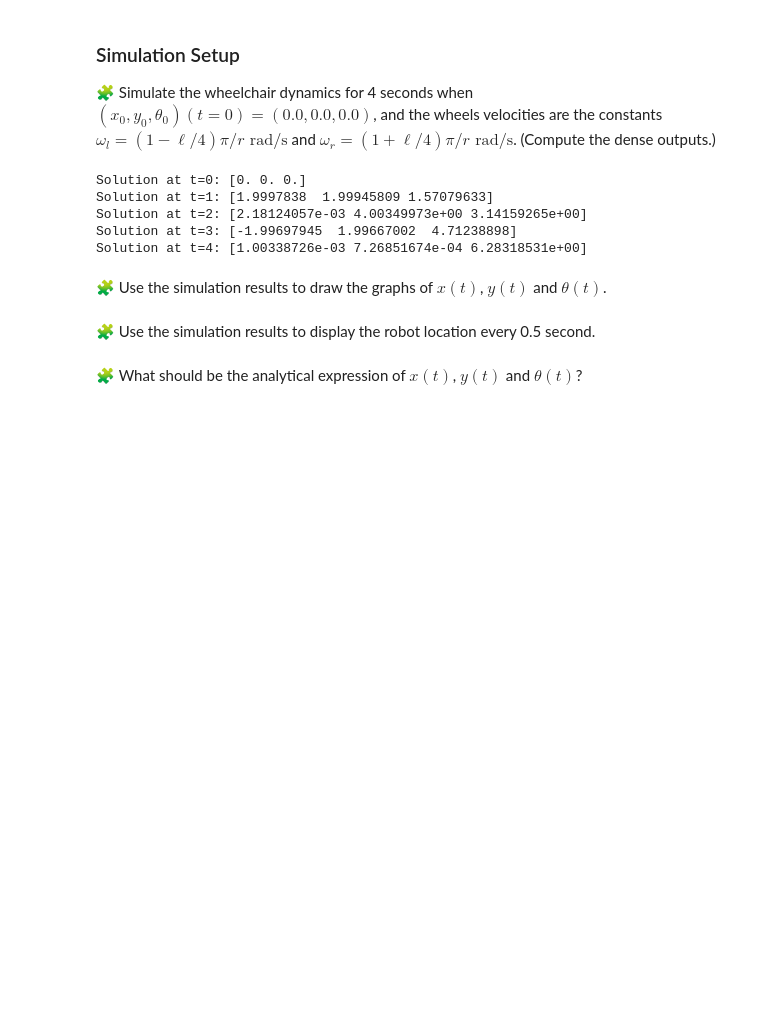
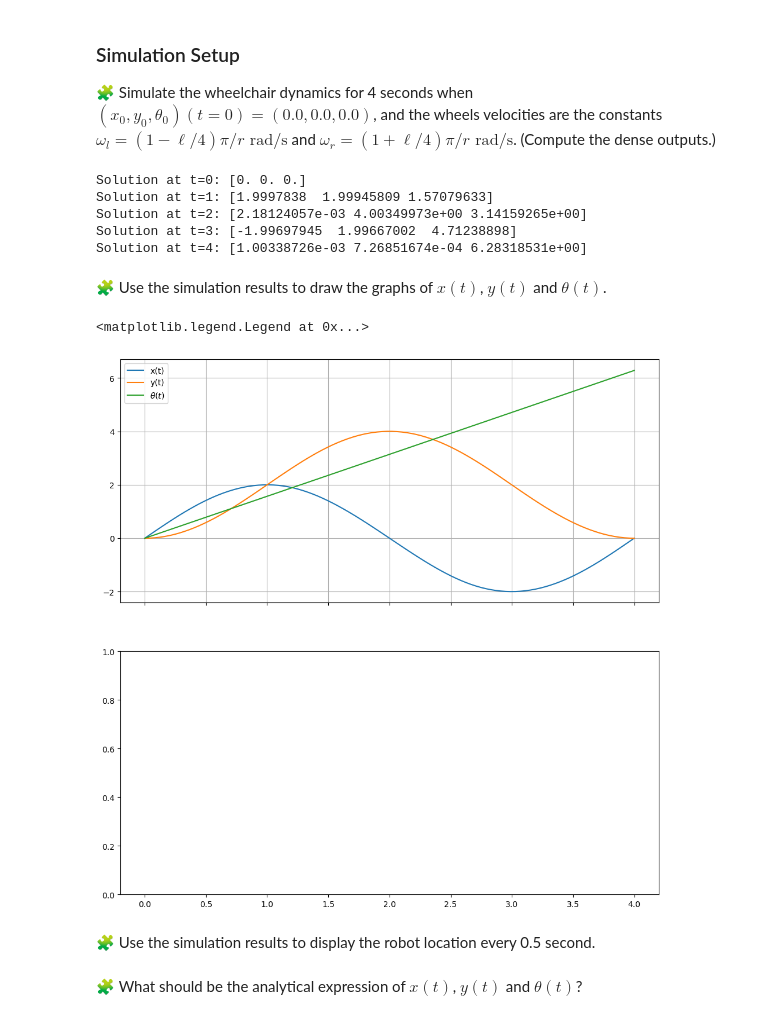
Before and after one commit to omarkami007/control-engineering-with-python-project-2023-2024, a Jupyter notebook: Project-part-1.ipynb, the cells around one changed output. Saved outputs shown, nothing was run; the diff lists cells and outputs as text; code cells hidden in the pictures; blank space fills up the shorter version.

```diff
--- a/Project-part-1.ipynb
+++ b/Project-part-1.ipynb
@@ -328,21 +328,23 @@ def fun(t, xytheta):
 and the wheels velocities are the constants $\omega_l = (1 - \ell/4)  \pi / r \mbox{ rad/s}$ and $\omega_r = (1 + \ell/4)  \pi / r \mbox{ rad/s}$.
 (Compute the dense outputs.)
 # %%
-from scipy.integrate import solve_ivp
 # Define initial conditions
+initial0 = np.array([0.0, 0.0, 0.0])
 
-x0, y0, theta0 = 0.0, 0.0, 0.0
-initial_conditions = [x0, y0, theta0]
+# Define time interval
+t_span = [0.0, 4.0]
 
-# Define time span
-t_span = [0, 4]  # from t=0 to t=4 seconds
-
-# Solve the differential equations
-solution = solve_ivp(fun, t_span, initial_conditions, dense_output=True)
+# Call solve_ivp
+result = solve_ivp(fun, t_span, initial0, dense_output=True)
+rt = result["t"]
+x = result["y"][0]
+y = result["y"][1]
+theta = result["y"][2]
+sol = result["sol"]
 
 # Evaluate the solution at various times
 t_eval = [0, 1, 2, 3, 4]  # Time points to evaluate
-xytheta_solution = solution.sol(t_eval)
+xytheta_solution = result.sol(t_eval)
 
 # Print the solution
 for i, t in enumerate(t_eval):
@@ -360,3 +360,16 @@ pass
+# %%
+t = np.linspace(0.0, 4.0, 100)
+x, y, theta = result["sol"](t)
+fig=figure(figsize=(12, 12))
+ax1, ax2 = fig.subplots(2, 1, sharex=True)
+ax1.grid(True)
+ax1.plot(t, x, label="x(t)")
+ax1.plot(t, y, label="y(t)")
+ax1.plot(t, theta, label=r"$\theta(t)$")
+ax1.legend()
+# %% [output]
+<matplotlib.legend.Legend at 0x...>
+[figure, added]
 # %% [markdown]
 🧩 Use the simulation results to display the robot location every 0.5 second.
 # %%
```
Also changed, not shown: parts of 1 cell of this notebook.
